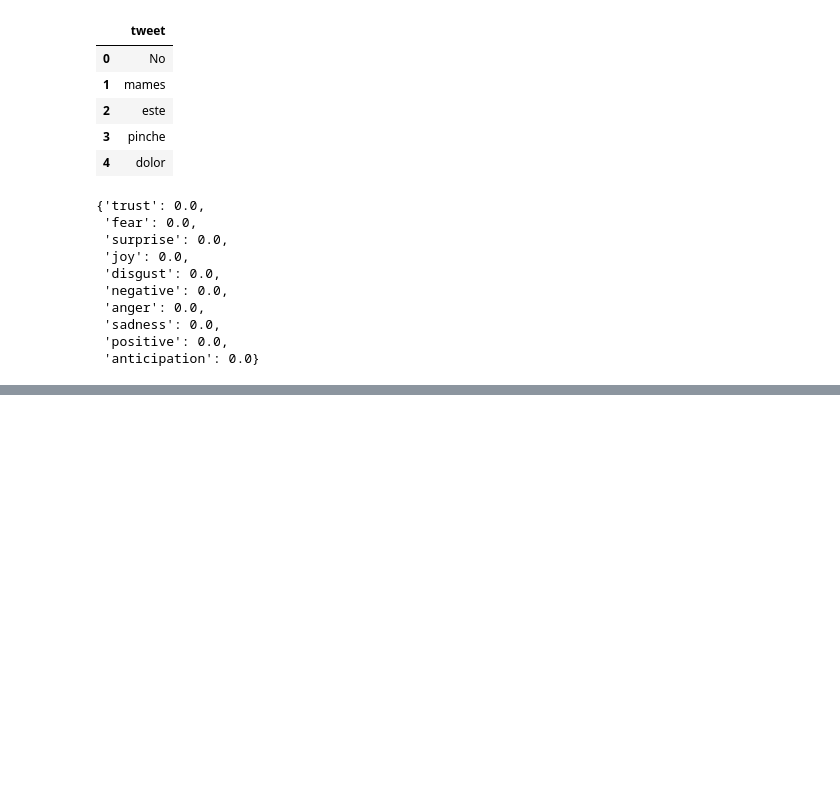
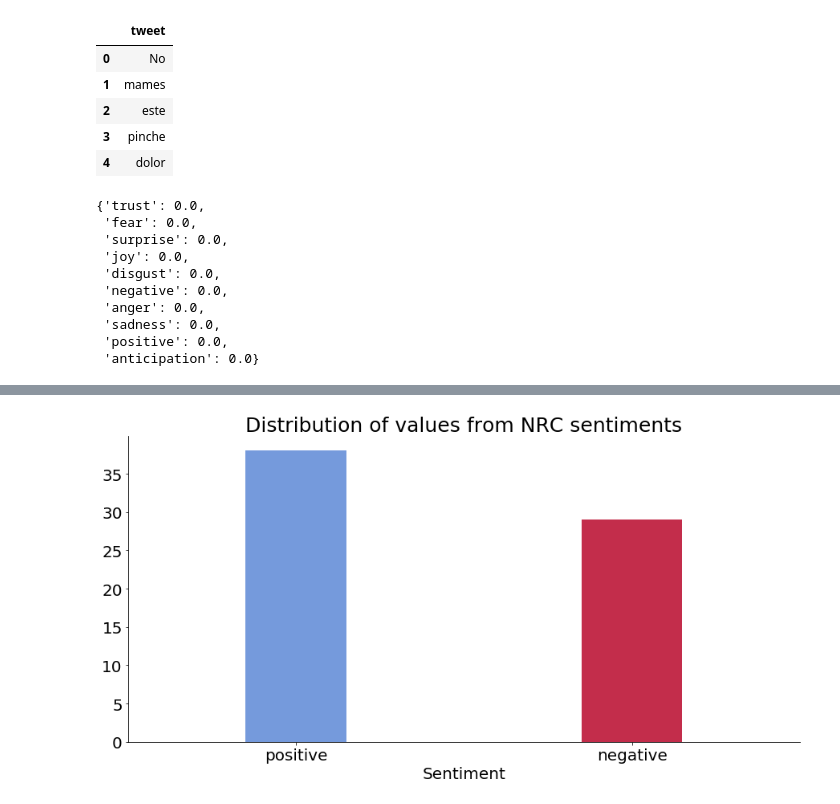
Before and after one commit to ingenierajessica/Miner-a-de-Textos, a Jupyter notebook: Análisis de Sentimientos Anaconda con algoritmos de letra musical.ipynb, the cells around one changed output, grey strips where cells are left out. Cells and saved outputs as stored; diff of their text form; code cells hidden in the pictures; blank space fills up the shorter version.

```diff
--- a/Análisis de Sentimientos Anaconda con algoritmos de letra musical.ipynb
+++ b/Análisis de Sentimientos Anaconda con algoritmos de letra musical.ipynb
@@ -197,0 +198,28 @@ plt.plot();
+# %%
+
+total_sentiment = pd.DataFrame(dataset2.sum()[['positive', 'negative']])
+total_sentiment.columns = ['value']
+
+fig, ax = plt.subplots(figsize=(15,7))
+ax = sns.barplot(x=total_sentiment.index, y='value', data=total_sentiment, palette=sns.color_palette(['cornflowerblue', 'crimson']))
+plt.ylabel("")
+plt.xlabel('Sentiment', fontsize=20)
+plt.title('Distribution of values from NRC sentiments', fontsize=25)
+for tick in ax.xaxis.get_major_ticks():
+    tick.label.set_fontsize(20)
+for tick in ax.yaxis.get_major_ticks():
+    tick.label.set_fontsize(20)
+for patch in ax.patches :
+    current_width = patch.get_width()
+    diff = current_width - .3
+
+    # we change the bar width
+    patch.set_width(.3)
+
+    # we recenter the bar
+    patch.set_x(patch.get_x() + diff * .5)
+sns.despine()
+plt.savefig('img/nrc_sentiments.jpg')
+plt.plot();
+# %% [output]
+[figure, added]
```
Also changed, not shown: parts of 1 cell of this notebook.
